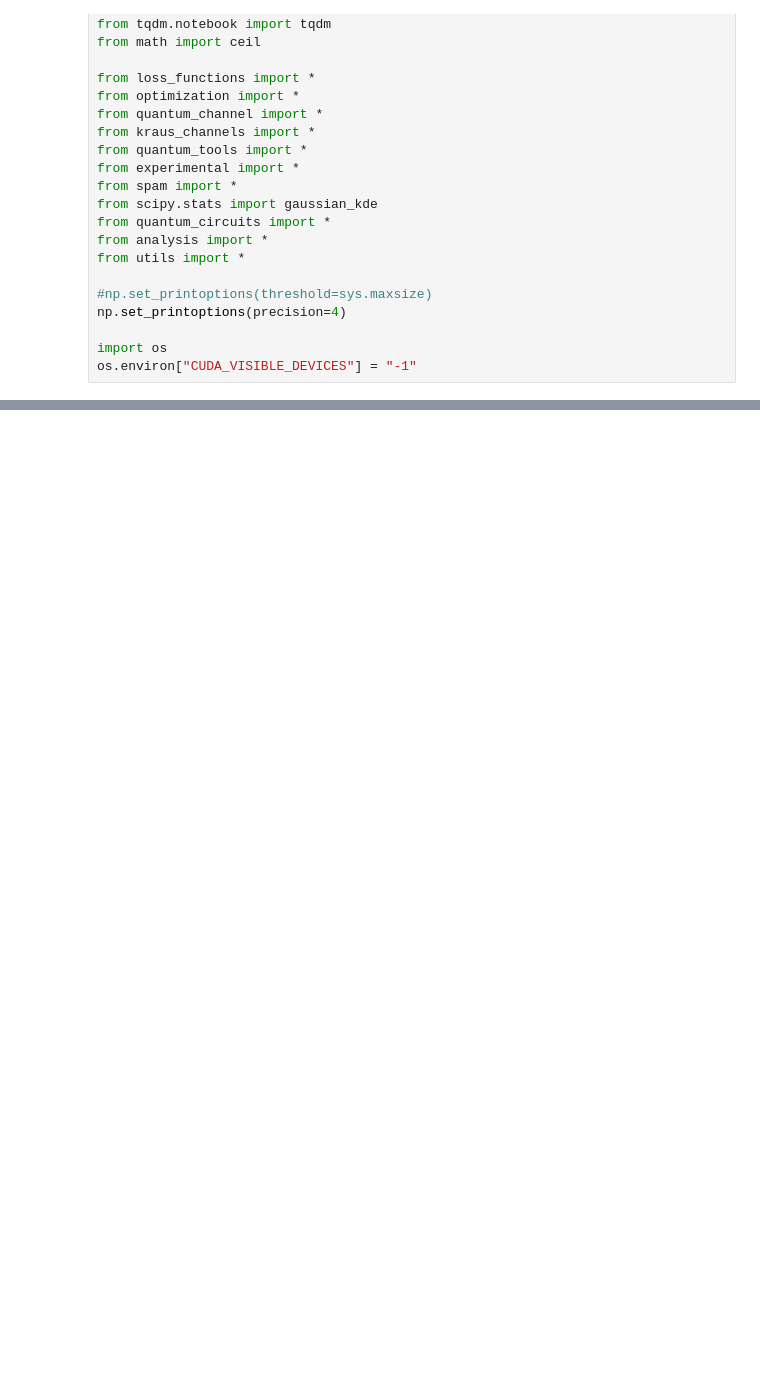
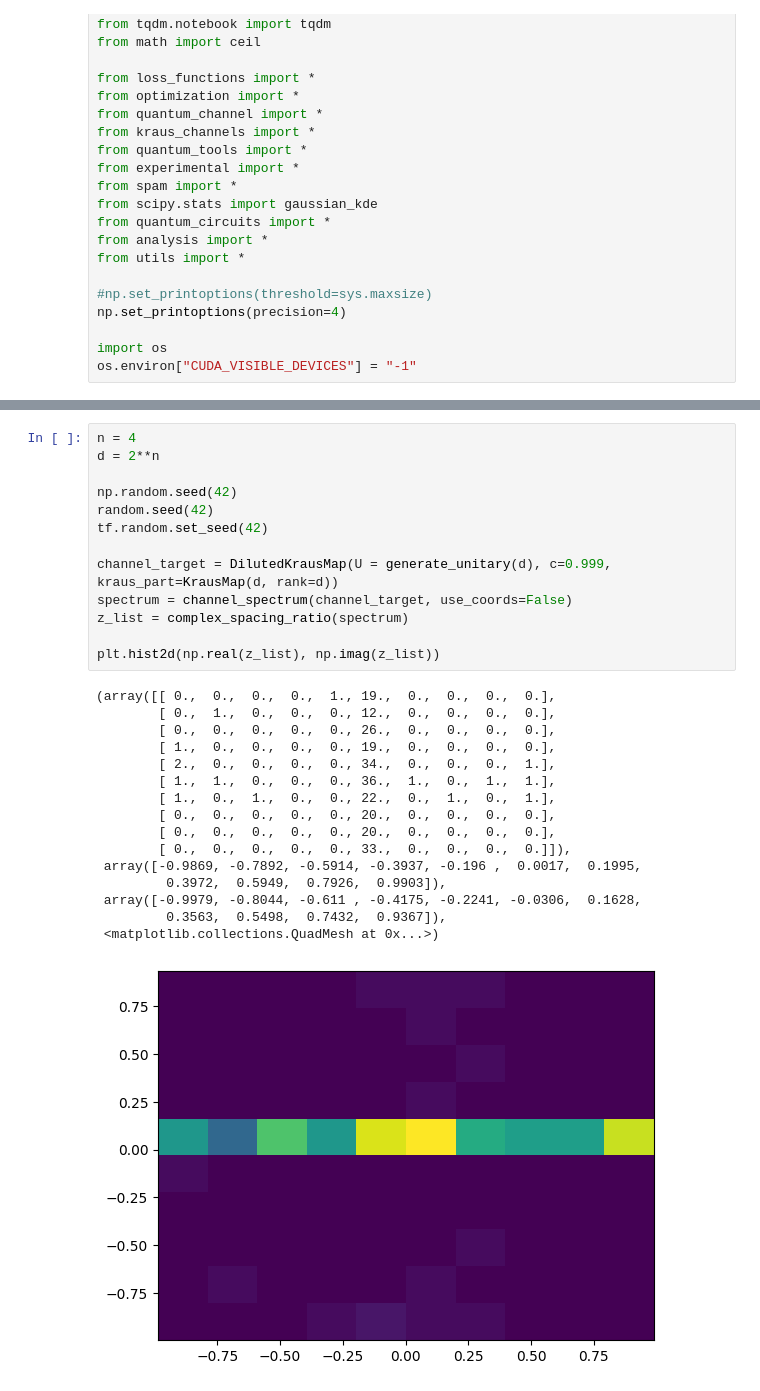
Before and after one commit to KristianWold/experimental-quantum-spectrum, a Jupyter notebook: notebooks/experiments/Complex Spacing Ratio.ipynb, the cells around one changed output, grey strips where cells are left out. Cells and saved outputs as stored; diff of their text form; blank space fills up the shorter version.

```diff
--- a/notebooks/experiments/Complex Spacing Ratio.ipynb
+++ b/notebooks/experiments/Complex Spacing Ratio.ipynb
@@ -1245,0 +127,30 @@ Done!
+# %%
+n = 4
+d = 2**n
+
+np.random.seed(42)
+random.seed(42)
+tf.random.set_seed(42)
+
+channel_target = DilutedKrausMap(U = generate_unitary(d), c=0.999, kraus_part=KrausMap(d, rank=d))
+spectrum = channel_spectrum(channel_target, use_coords=False)
+z_list = complex_spacing_ratio(spectrum)
+
+plt.hist2d(np.real(z_list), np.imag(z_list))
+# %% [output]
+(array([[ 0.,  0.,  0.,  0.,  1., 19.,  0.,  0.,  0.,  0.],
+        [ 0.,  1.,  0.,  0.,  0., 12.,  0.,  0.,  0.,  0.],
+        [ 0.,  0.,  0.,  0.,  0., 26.,  0.,  0.,  0.,  0.],
+        [ 1.,  0.,  0.,  0.,  0., 19.,  0.,  0.,  0.,  0.],
+        [ 2.,  0.,  0.,  0.,  0., 34.,  0.,  0.,  0.,  1.],
+        [ 1.,  1.,  0.,  0.,  0., 36.,  1.,  0.,  1.,  1.],
+        [ 1.,  0.,  1.,  0.,  0., 22.,  0.,  1.,  0.,  1.],
+        [ 0.,  0.,  0.,  0.,  0., 20.,  0.,  0.,  0.,  0.],
+        [ 0.,  0.,  0.,  0.,  0., 20.,  0.,  0.,  0.,  0.],
+        [ 0.,  0.,  0.,  0.,  0., 33.,  0.,  0.,  0.,  0.]]),
+ array([-0.9869, -0.7892, -0.5914, -0.3937, -0.196 ,  0.0017,  0.1995,
+         0.3972,  0.5949,  0.7926,  0.9903]),
+ array([-0.9979, -0.8044, -0.611 , -0.4175, -0.2241, -0.0306,  0.1628,
+         0.3563,  0.5498,  0.7432,  0.9367]),
+ <matplotlib.collections.QuadMesh at 0x...>)
+[figure, added]
```
Also changed, not shown: parts of 26 cells of this notebook, 6 other files.
